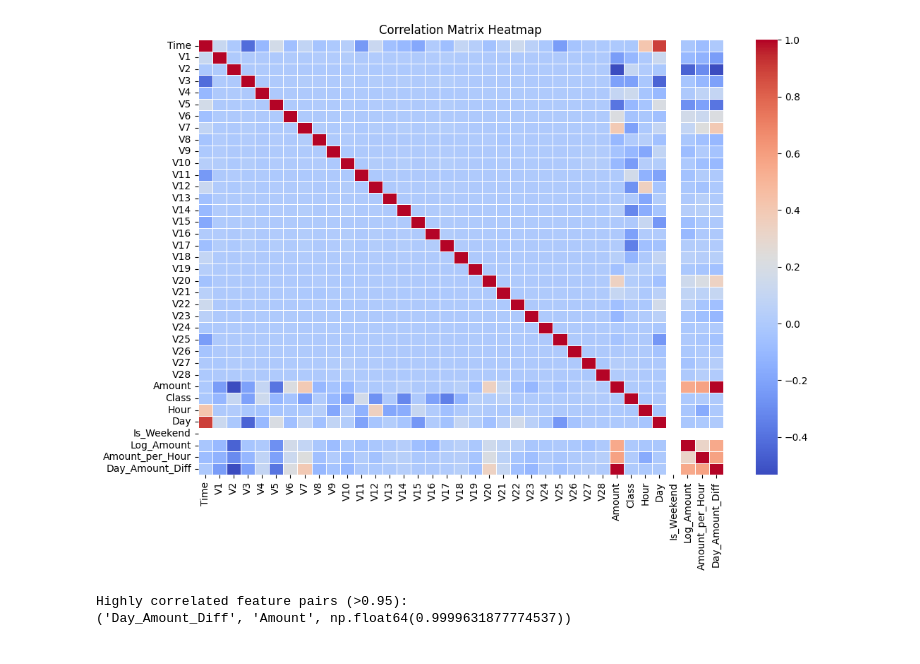
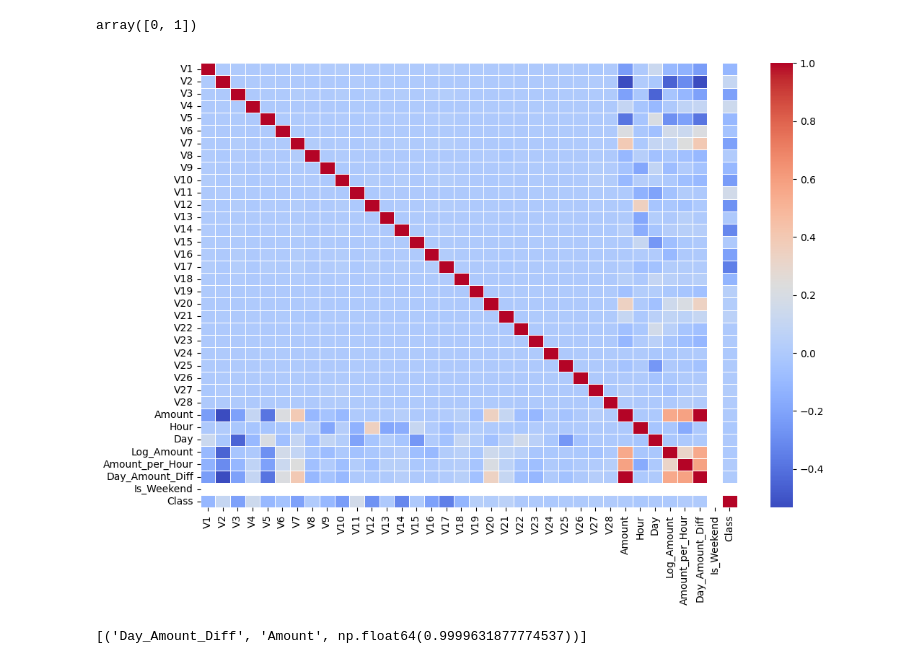
Before and after one commit to danialbaladi/Fraud-Detection, a Jupyter notebook: Note Books/8 Data Preprocessing.ipynb, the cells around one changed output. Cells and saved outputs as stored; diff of their text form; code cells hidden in the pictures.

Commit message:
Fixed target scaling issue, updated preprocessing (stage 8), and implemented stages 9-11 including data splitting, model pipelines, and baseline training for Logistic Regression and Decision Tree

```diff
--- a/Note Books/8 Data Preprocessing.ipynb
+++ b/Note Books/8 Data Preprocessing.ipynb
@@ -46,35 +38,37 @@ df_scaled = pd.DataFrame(scaled_data, columns=df.columns)
 # %%
-# --- Cell 5: Correlation analysis without dropping ---
-import matplotlib.pyplot as plt
-import seaborn as sns
-import numpy as np
-
-# Calculate correlation matrix
-corr_matrix = df_scaled.corr()
-
-# Plot heatmap for correlations
-plt.figure(figsize=(12, 8))
-sns.heatmap(corr_matrix, cmap='coolwarm', linewidths=0.5)
-plt.title('Correlation Matrix Heatmap')
-plt.show()
-
-# Identify highly correlated features (>0.95)
-upper = corr_matrix.abs().where(np.triu(np.ones(corr_matrix.shape), k=1).astype(bool))
-high_corr_pairs = [(col, row, upper[col][row])
-                   for col in upper.columns
-                   for row in upper.index
-                   if not np.isnan(upper[col][row]) and upper[col][row] > 0.95]
-
-print("Highly correlated feature pairs (>0.95):")
-for pair in high_corr_pairs:
-    print(pair)
+#Separate numerical features and target ---
+num_features = ['V' + str(i) for i in range(1,29)] + ['Amount','Hour','Day','Log_Amount','Amount_per_Hour','Day_Amount_Diff']
+bool_cols = ['Is_Weekend']
+target = df['Class']
-# %% [output]
-[figure, removed]
-Highly correlated feature pairs (>0.95):
-('Day_Amount_Diff', 'Amount', np.float64(0.9999631877774537))
 # %%
-# Drop the highly correlated feature
-df_final = df_scaled.drop(columns=['Day_Amount_Diff'])
+#Scale numerical features ---
+from sklearn.preprocessing import StandardScaler
+
+scaler = StandardScaler()
+scaled_data = scaler.fit_transform(df[num_features])
+
+df_scaled_num = pd.DataFrame(scaled_data, columns=num_features)
 # %%
-# --- Cell 6: Save preprocessed dataset ---
-df_final.to_csv('/home/danial/Data Science/Fraud Detection/Data/processed/preprocessed.csv', index=False)
+#Combine scaled features with boolean and target ---
+df_scaled = pd.concat([df_scaled_num, df[bool_cols], target], axis=1)
+
+
+df_scaled['Class'].unique()
+# %% [output]
+array([0, 1])
+# %%
+# Correlation heatmap ---
+
+
+corr_matrix = df_scaled.corr()
+plt.figure(figsize=(12,8))
+sns.heatmap(corr_matrix, cmap='coolwarm', linewidths=0.5)
+plt.show()
+
+
+upper = corr_matrix.abs().where(np.triu(np.ones(corr_matrix.shape), k=1).astype(bool))
+high_corr_pairs = [(col, row, upper[col][row]) for col in upper.columns for row in upper.index if not np.isnan(upper[col][row]) and upper[col][row] > 0.95]
+high_corr_pairs
+# %% [output]
+[figure, added]
+[('Day_Amount_Diff', 'Amount', np.float64(0.9999631877774537))]
```
Also changed, not shown: parts of 3 cells of this notebook, 3 other files.
